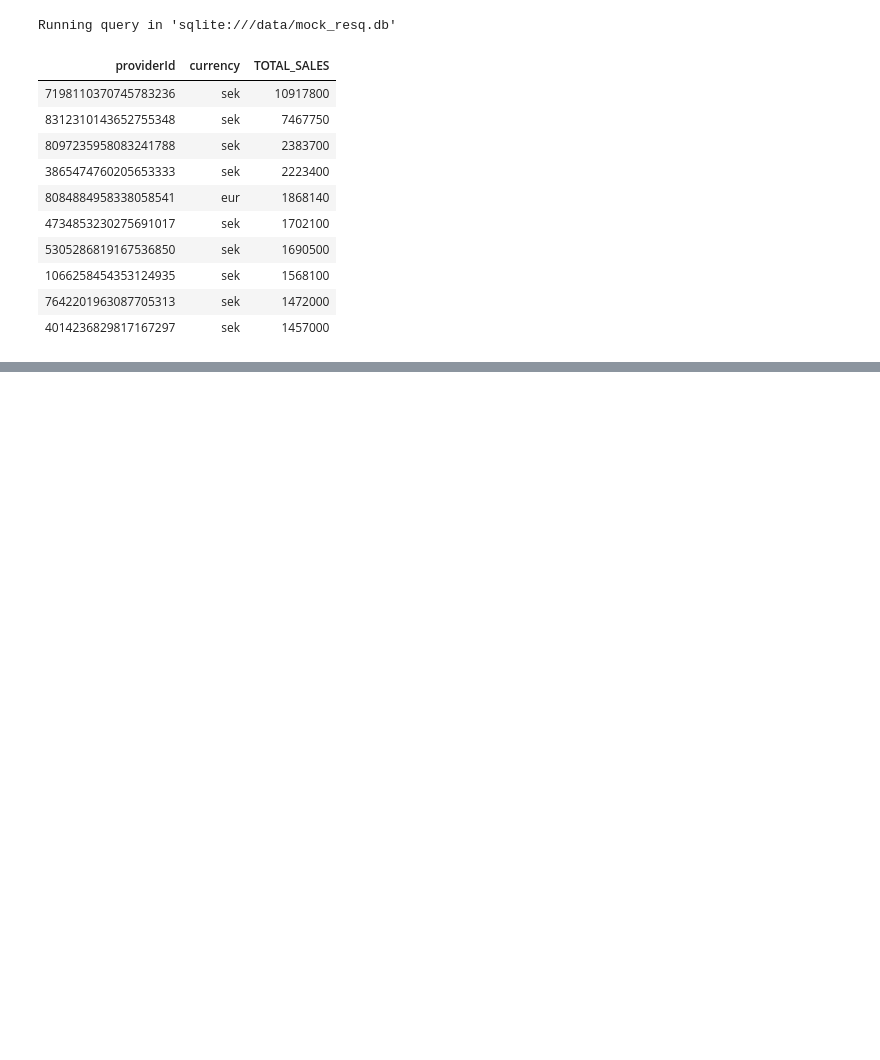
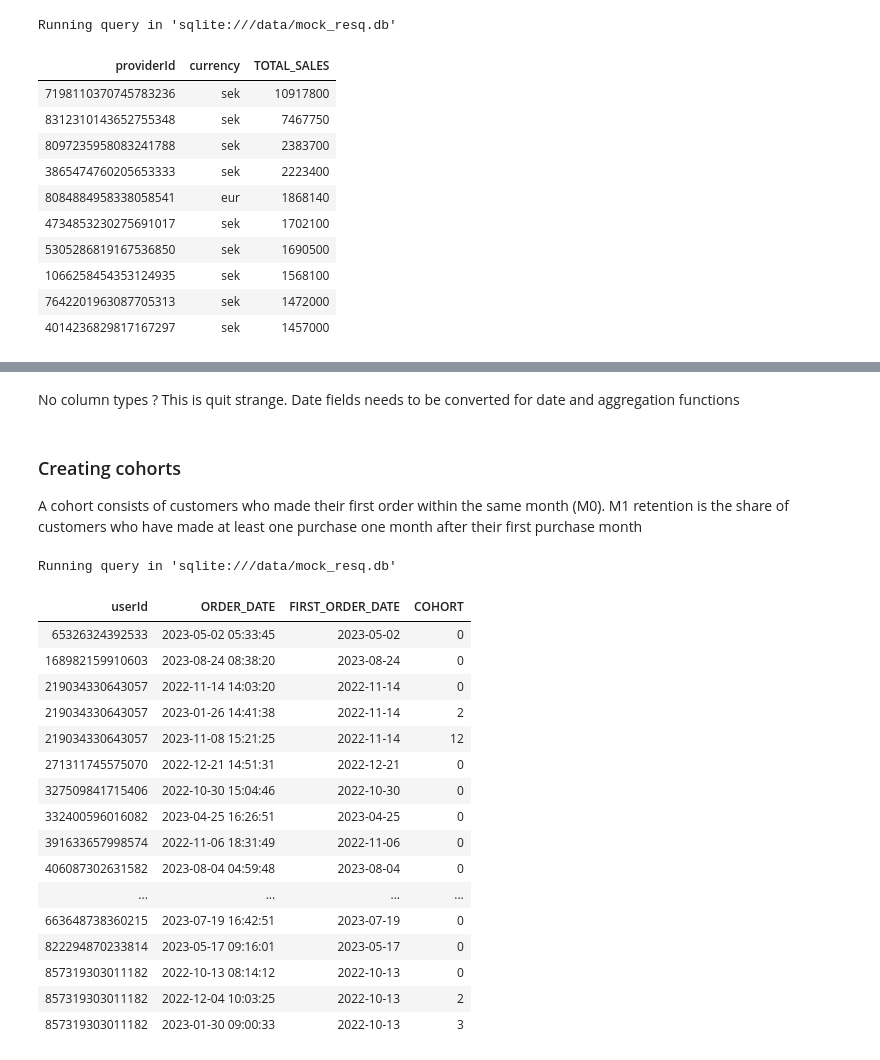
Before and after one commit to kennedyopokuasare/ResqCLV, a Jupyter notebook: data-exploration-and-pipeline.ipynb, the cells around one changed output, grey strips where cells are left out. Drawn from its saved outputs; the diff is of its cells as text; code cells hidden in the pictures; blank space fills up the shorter version.

```diff
--- a/data-exploration-and-pipeline.ipynb
+++ b/data-exploration-and-pipeline.ipynb
@@ -203,0 +243,47 @@ Running query in 'sqlite:///data/mock_resq.db'
+# %% [markdown]
+No column types ? This is quit strange. Date fields needs to be converted for date and aggregation functions
+# %% [markdown]
+### Creating cohorts
+A cohort consists of customers who made their first order within the same month (M0).
+M1 retention is the share of customers who have made at least one purchase one month after their first purchase month
+# %%
+%%sql
+WITH FIRSTORDERDATES AS (
+    SELECT
+        USERID,
+        MIN(DATE(CREATEDAT)) AS FIRST_ORDER_DATE
+    FROM ORDERS
+    GROUP BY USERID
+)
+
+
+SELECT
+    O.USERID,
+    O.CREATEDAT AS ORDER_DATE,
+    FOD.FIRST_ORDER_DATE,
+    ((strftime('%Y', O.CREATEDAT) - strftime('%Y', FOD.FIRST_ORDER_DATE)) * 12) +
+    (strftime('%m', O.CREATEDAT) - strftime('%m', FOD.FIRST_ORDER_DATE)) AS COHORT
+FROM ORDERS O
+LEFT JOIN FIRSTORDERDATES FOD ON O.USERID = FOD.USERID
+ORDER BY O.USERID, O.CREATEDAT
+
+LIMIT 20
+# %% [output]
+Running query in 'sqlite:///data/mock_resq.db'
+| userId | ORDER_DATE | FIRST_ORDER_DATE | COHORT |
+| 65326324392533 | 2023-05-02 05:33:45 | 2023-05-02 | 0 |
+| 168982159910603 | 2023-08-24 08:38:20 | 2023-08-24 | 0 |
+| 219034330643057 | 2022-11-14 14:03:20 | 2022-11-14 | 0 |
+| 219034330643057 | 2023-01-26 14:41:38 | 2022-11-14 | 2 |
+| 219034330643057 | 2023-11-08 15:21:25 | 2022-11-14 | 12 |
+| 271311745575070 | 2022-12-21 14:51:31 | 2022-12-21 | 0 |
+| 327509841715406 | 2022-10-30 15:04:46 | 2022-10-30 | 0 |
+| 332400596016082 | 2023-04-25 16:26:51 | 2023-04-25 | 0 |
+| 391633657998574 | 2022-11-06 18:31:49 | 2022-11-06 | 0 |
+| 406087302631582 | 2023-08-04 04:59:48 | 2023-08-04 | 0 |
+| ... | ... | ... | ... |
+| 663648738360215 | 2023-07-19 16:42:51 | 2023-07-19 | 0 |
+| 822294870233814 | 2023-05-17 09:16:01 | 2023-05-17 | 0 |
+| 857319303011182 | 2022-10-13 08:14:12 | 2022-10-13 | 0 |
+| 857319303011182 | 2022-12-04 10:03:25 | 2022-10-13 | 2 |
+| 857319303011182 | 2023-01-30 09:00:33 | 2022-10-13 | 3 |
```
Also changed, not shown: parts of 16 cells of this notebook, 2 other files.
